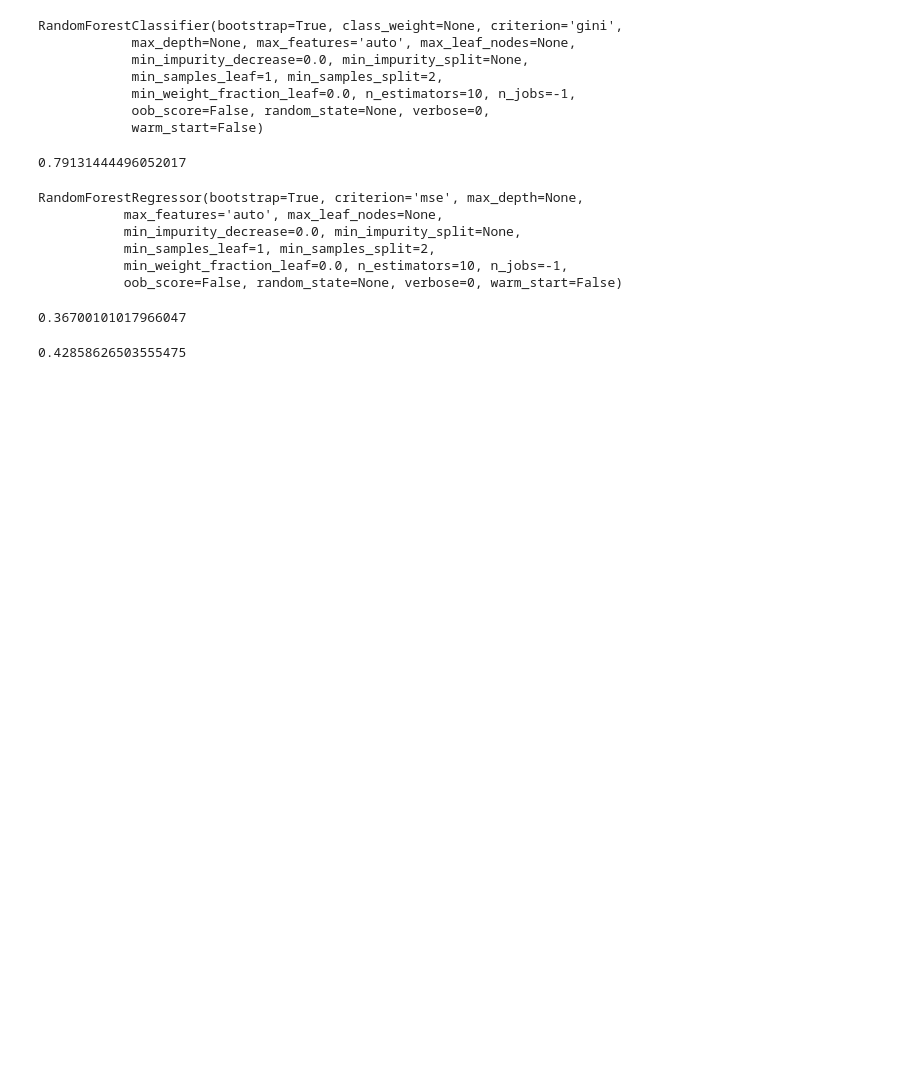
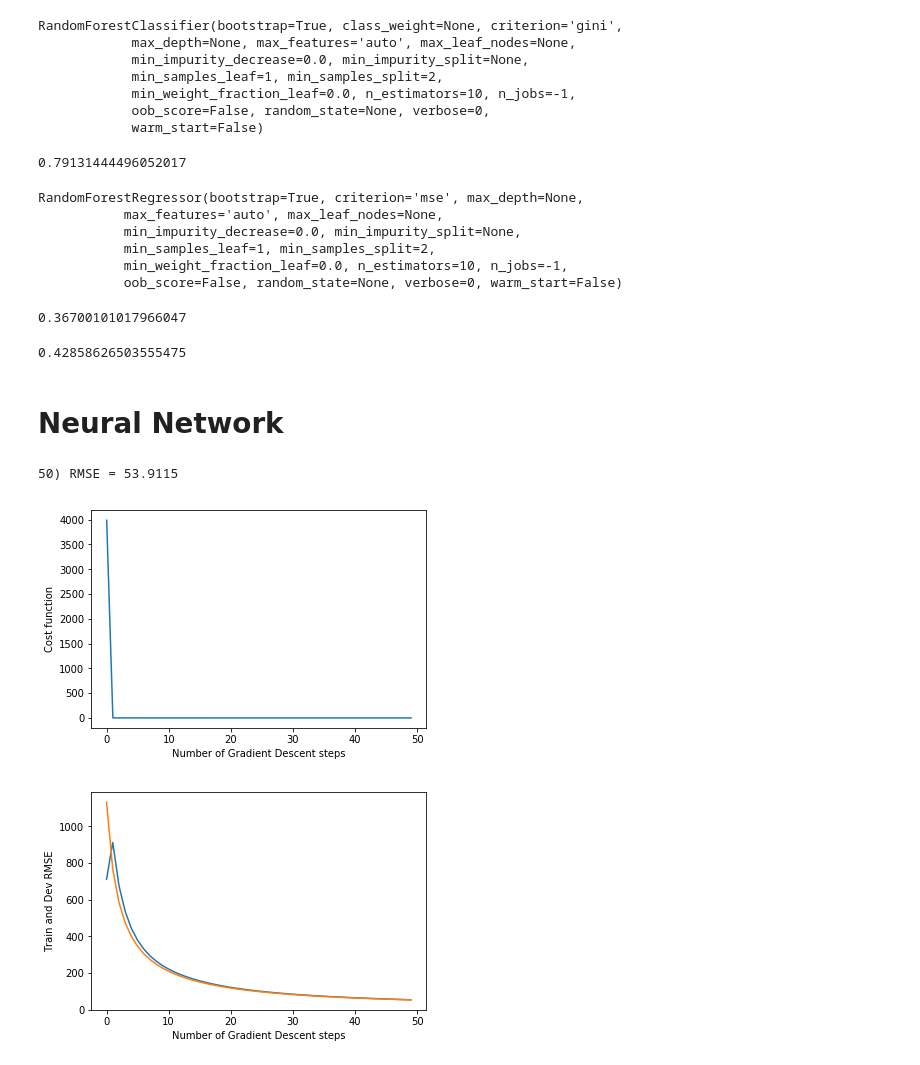
Before and after one commit to daxaurora/capstone_solarpanels, a Jupyter notebook: Modeling/Prediction Models - Noah.ipynb, the cells around one changed output. Cells and saved outputs as stored; diff of their text form; code cells hidden in the pictures; blank space fills up the shorter version.

```diff
--- a/Modeling/Prediction Models - Noah.ipynb
+++ b/Modeling/Prediction Models - Noah.ipynb
@@ -604,3 +681,5 @@ final_preds=regressor_preds*classifier_preds
 r2_score(yr_test,final_preds)
 # %% [output]
 0.42858626503555475
+# %% [markdown]
+# Neural Network
@@ -606,0 +690,76 @@ r2_score(yr_test,final_preds)
+# %%
+# (1) Parameters
+tf.reset_default_graph()
+hidden_layer_size=95
+learning_rate=0.00001
+batch_size=500
+num_ex=X_train.shape[0]
+
+# placeholder
+x_=tf.placeholder(tf.float32,shape=[None,95],name='x')
+y_=tf.placeholder(tf.float32,shape=[None],name='y')
+is_training_ = tf.placeholder_with_default(True, shape=[], name='is_training')
+
+#define model with one bow encoding layer, one hidden layer, and one output layer
+
+def model(x_,hidden_layer_size,is_training=True):
+    l1=tf.layers.dense(inputs=x_,units=hidden_layer_size,activation=tf.nn.relu)
+    l2=tf.layers.dense(inputs=l1,units=hidden_layer_size,activation=tf.nn.relu)
+    l3=tf.layers.dense(inputs=l2,units=hidden_layer_size,activation=tf.nn.relu)
+    output_layer=tf.layers.dense(inputs=l3,units=1,activation=None)
+    return tf.squeeze(output_layer)
+
+#Define training op and optimizer
+preds=model(x_,hidden_layer_size,is_training_)
+#cc=tf.losses.mean_squared_error(y_,preds)
+cc=tf.losses.absolute_difference(y_,preds)
+gd=tf.train.GradientDescentOptimizer(learning_rate)
+outputs=tf.identity(preds)
+
+step=gd.minimize(cc)
+
+#Calculate error
+acc=tf.metrics.mean_squared_error(y_,preds)[1]
+
+
+
+#Train the Neural network, report dev/training accuracies
+with tf.Session() as sess:
+    sess.run(tf.global_variables_initializer())
+    sess.run(tf.local_variables_initializer())
+    cost_vec_avg = []
+    acc_dev_vec = []
+    acc_train_vec = []
+    for i in range(50):
+        cost_vec = []
+        for start, end in zip(range(0, num_ex, batch_size), range(batch_size, num_ex, batch_size)):
+            batch = X_train[start:end], yr_train[start:end]
+            _, cost = sess.run([step, cc], feed_dict={x_: batch[0], y_: batch[1], is_training_: True})
+            cost_vec.append(cost)
+
+        dev_acc = acc.eval(feed_dict={x_: X_test, y_: yr_test, is_training_: False})
+        train_acc = acc.eval(feed_dict={x_: X_train,y_: yr_train,is_training_: False})
+
+        cost_vec_avg.append(np.mean(cost_vec))
+        clear_output(wait=True)
+        acc_dev_vec.append(dev_acc)
+        acc_train_vec.append(train_acc)
+        print('%d) RMSE = %.4f' %(i+1, dev_acc))
+
+    reg_probas = preds.eval(feed_dict={x_: X_test,is_training_: False})
+
+#plot the results
+plt.plot(cost_vec_avg)
+plt.xlabel('Number of Gradient Descent steps')
+plt.ylabel('Cost function')
+plt.show()
+
+plt.plot(acc_dev_vec)
+plt.plot(acc_train_vec)
+plt.xlabel('Number of Gradient Descent steps')
+plt.ylabel('Train and Dev RMSE')
+plt.show()
+# %% [output]
+50) RMSE = 53.9115
+[figure, added]
+[figure, added]
```
Also changed, not shown: parts of 32 cells of this notebook, 2 other files.
